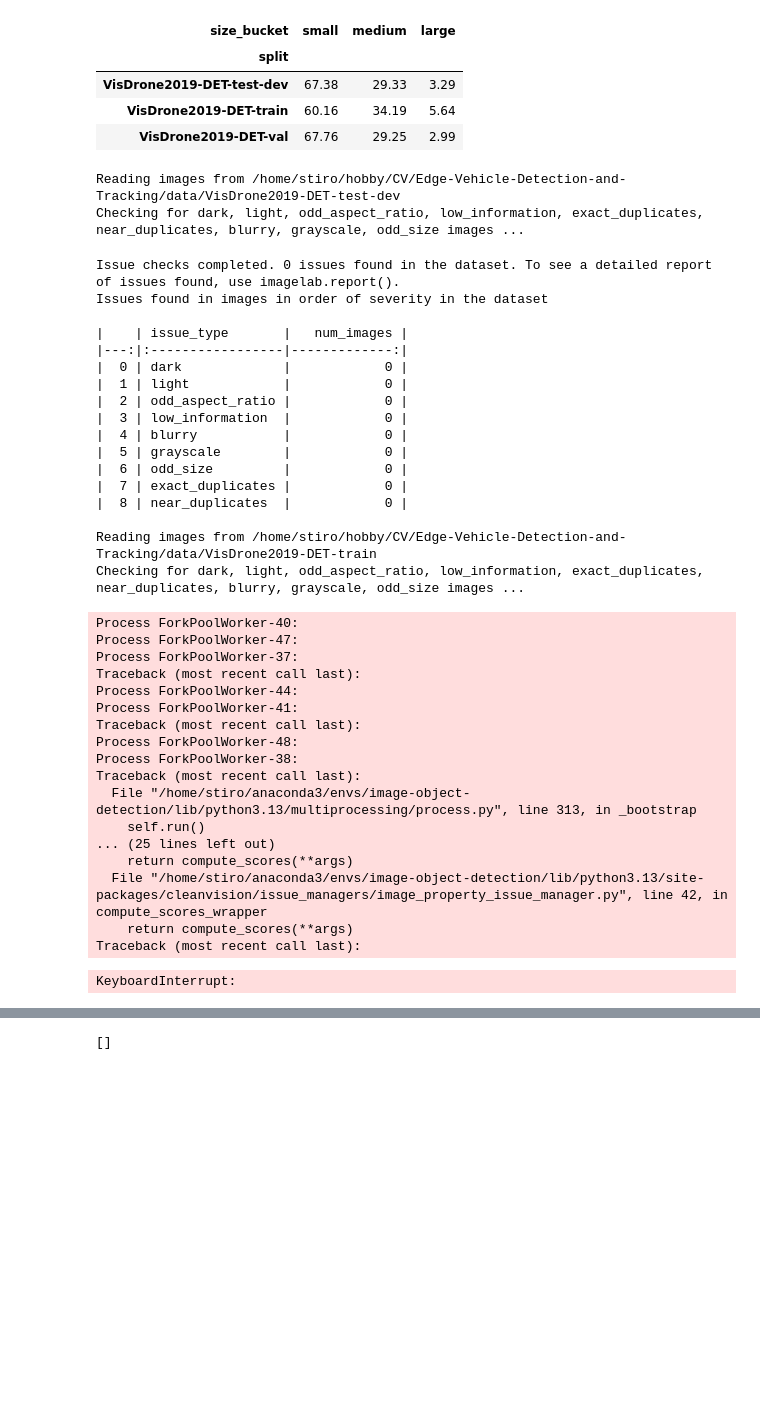
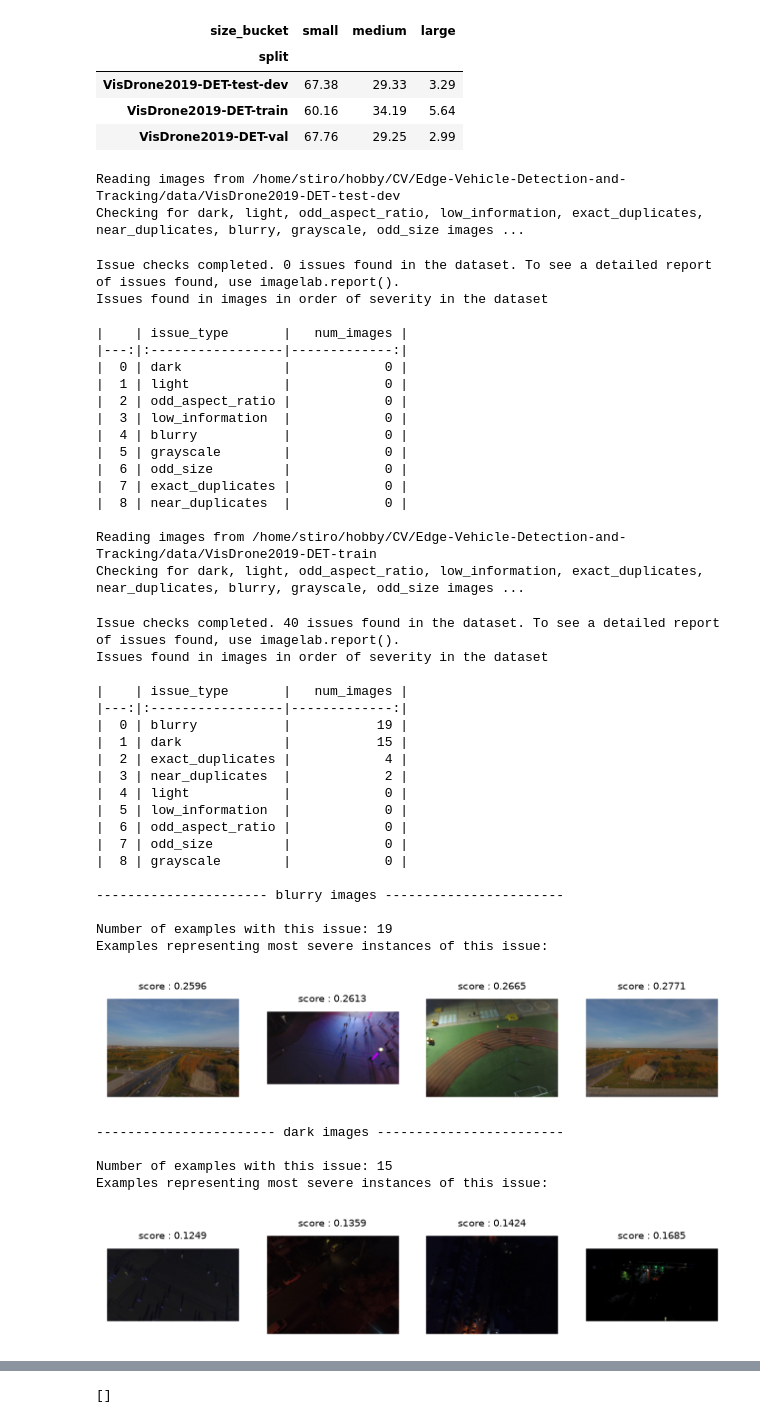
Before and after one commit to DavidIlnytskyi/Edge-Vehicle-Detection-and-Tracking, a Jupyter notebook: data_vizualization.ipynb, the cells around one changed output, grey strips where cells are left out. Drawn from its saved outputs; the diff is of its cells as text; code cells hidden in the pictures; blank space fills up the shorter version.

```diff
--- a/data_vizualization.ipynb
+++ b/data_vizualization.ipynb
@@ -398,50 +391,55 @@ Box size distribution by split (%):
 # %%
 from cleanvision import Imagelab
 
-# Specify path to folder containing the image files in your dataset
+inspection_results = []
+
 for data_file in DATA_DIR.iterdir():
     imagelab = Imagelab(data_path=str(data_file))
-
-    # Automatically check for a predefined list of issues within your dataset
     imagelab.find_issues()
-
-    # Produce a neat report of the issues found in your dataset
     imagelab.report()
+    inspection_results.append(imagelab)
 # %% [output]
 Reading images from /home/stiro/hobby/CV/Edge-Vehicle-Detection-and-Tracking/data/VisDrone2019-DET-test-dev
 Checking for dark, light, odd_aspect_ratio, low_information, exact_duplicates, near_duplicates, blurry, grayscale, odd_size images ...
 Issue checks completed. 0 issues found in the dataset. To see a detailed report of issues found, use imagelab.report().
 Issues found in images in order of severity in the dataset
 
 |    | issue_type       |   num_images |
 |---:|:-----------------|-------------:|
 |  0 | dark             |            0 |
 |  1 | light            |            0 |
 |  2 | odd_aspect_ratio |            0 |
 |  3 | low_information  |            0 |
 |  4 | blurry           |            0 |
 |  5 | grayscale        |            0 |
 |  6 | odd_size         |            0 |
 |  7 | exact_duplicates |            0 |
 |  8 | near_duplicates  |            0 |
 
 Reading images from /home/stiro/hobby/CV/Edge-Vehicle-Detection-and-Tracking/data/VisDrone2019-DET-train
 Checking for dark, light, odd_aspect_ratio, low_information, exact_duplicates, near_duplicates, blurry, grayscale, odd_size images ...
-Process ForkPoolWorker-40:
-Process ForkPoolWorker-47:
-Process ForkPoolWorker-37:
-Traceback (most recent call last):
-Process ForkPoolWorker-44:
-Process ForkPoolWorker-41:
-Traceback (most recent call last):
-Process ForkPoolWorker-48:
-Process ForkPoolWorker-38:
-Traceback (most recent call last):
-  File "/home/stiro/anaconda3/envs/image-object-detection/lib/python3.13/multiprocessing/process.py", line 313, in _bootstrap
-    self.run()
-... (25 lines left out)
-    return compute_scores(**args)
-  File "/home/stiro/anaconda3/envs/image-object-detection/lib/python3.13/site-packages/cleanvision/issue_managers/image_property_issue_manager.py", line 42, in compute_scores_wrapper
-    return compute_scores(**args)
-Traceback (most recent call last):
+Issue checks completed. 40 issues found in the dataset. To see a detailed report of issues found, use imagelab.report().
+Issues found in images in order of severity in the dataset
+
+|    | issue_type       |   num_images |
+|---:|:-----------------|-------------:|
+|  0 | blurry           |           19 |
+|  1 | dark             |           15 |
+|  2 | exact_duplicates |            4 |
+|  3 | near_duplicates  |            2 |
+|  4 | light            |            0 |
+|  5 | low_information  |            0 |
+|  6 | odd_aspect_ratio |            0 |
+|  7 | odd_size         |            0 |
+|  8 | grayscale        |            0 |
+
+---------------------- blurry images -----------------------
+
+Number of examples with this issue: 19
+Examples representing most severe instances of this issue:
+[figure, added]
-KeyboardInterrupt:
+----------------------- dark images ------------------------
+
+Number of examples with this issue: 15
+Examples representing most severe instances of this issue:
+[figure, added]
```
Also changed, not shown: parts of 11 cells of this notebook, 1 other file.
